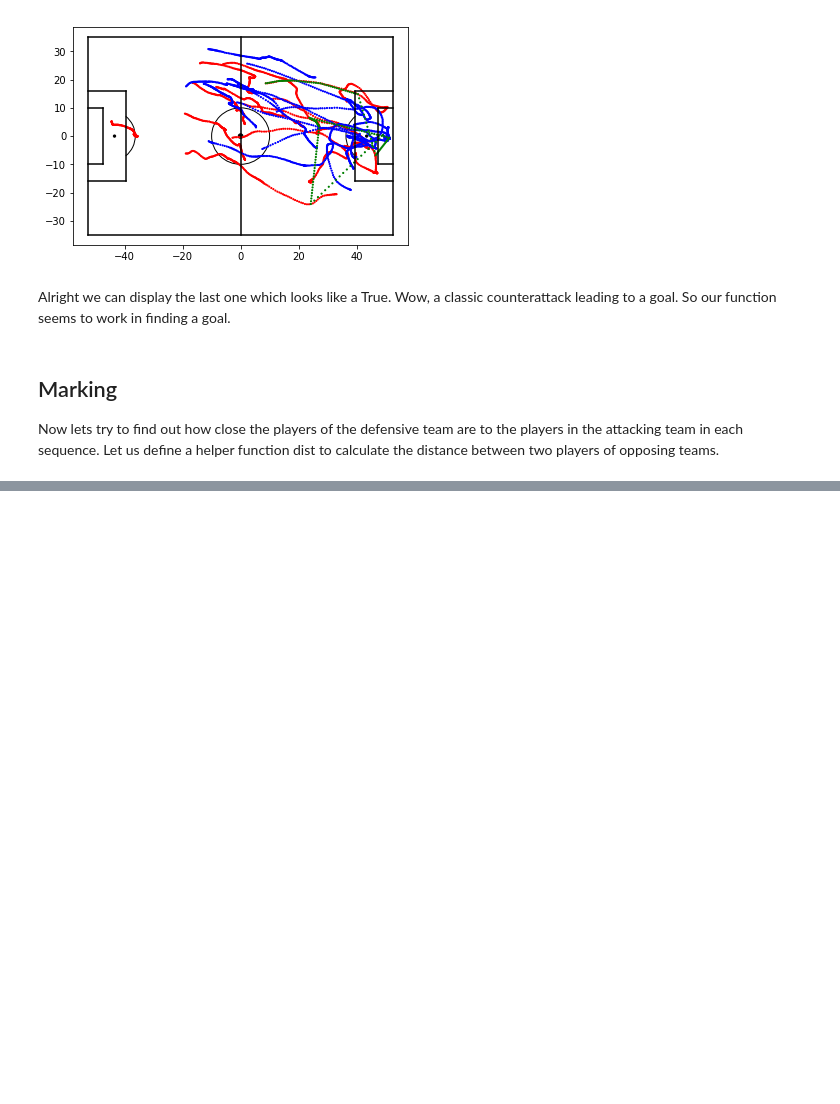
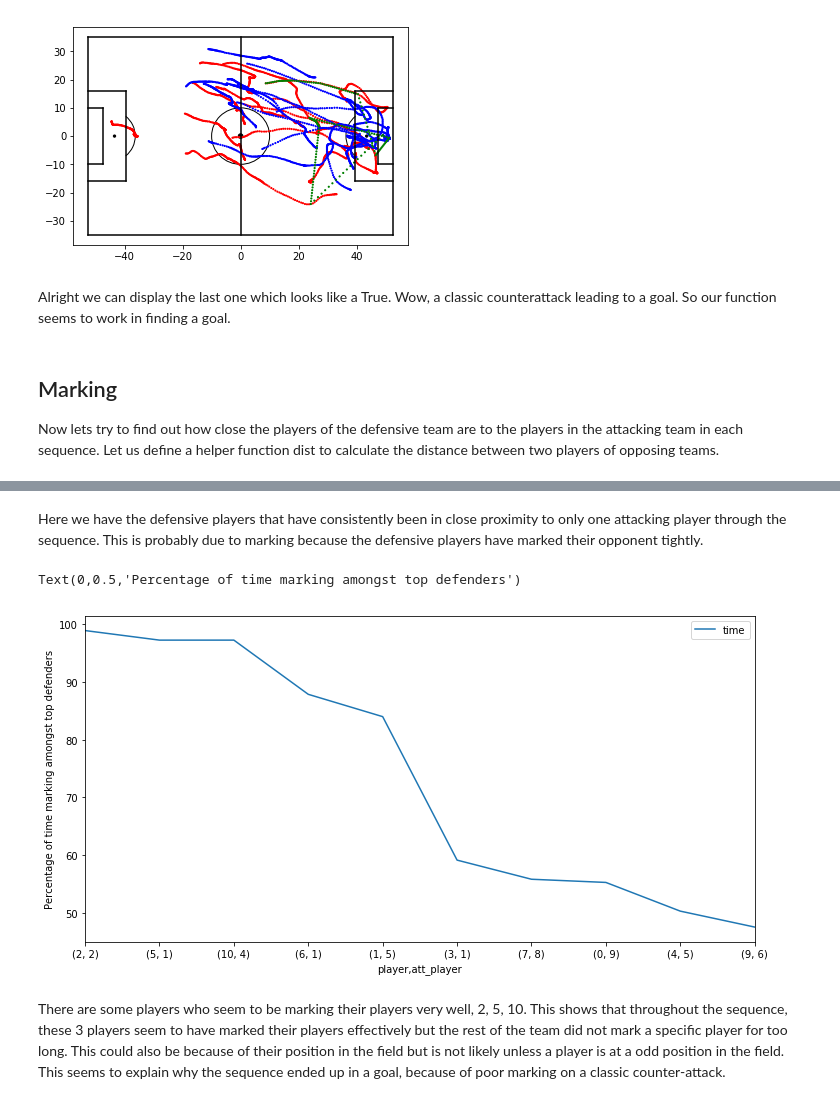
Before and after one commit to raghav96/datascience, a Jupyter notebook: Football Analysis.ipynb, the cells around one changed output, grey strips where cells are left out. Cells and saved outputs as stored; diff of their text form; code cells hidden in the pictures; blank space fills up the shorter version.

Commit message:
Analysis on marking

```diff
--- a/Football Analysis.ipynb
+++ b/Football Analysis.ipynb
@@ -364,21 +371,21 @@ def closestPlayerDist(defense, attack):
     att_players = np.array_split(attack, 11)
     #print(len(def_players))
     #print(len(att_players))
-    print(len(def_players[0]))
+    #print(len(def_players[0]))
     #print(len(att_players[0]))
-
+    distance = []
     # For each sequence time j
     for j in range(len(def_players[0])):
         # for each player on the defensive team k
         for k in range(11):
             # Add the distances of the players on the attacking team to the list
-            player_dist = [dist(def_players[k][j], att_players[i][j]) for i in range(11)].min()
-            distances.append([k,j,player_dist])
+            player_dist = [dist(def_players[k][j], att_players[i][j]) for i in range(11)]
+            distance.append([j,k,player_dist])
 
-    return distances
+    distance = [(distance[i][0], distance[i][1], np.argmin(distance[i][2])) for i in range(len(distance))]
+    return distance
     #print(list(zip(def_players, att_players)))
 
 distances = closestPlayerDist(list_def, list_att)
-np.where(min(distances[0][2]))
-print(min(distances[0][2]))
+distances[0:10]
 # %% [output]
@@ -389,0 +404,5 @@ AttributeError: 'list' object has no attribute 'min'
+# %%
+marking = pd.DataFrame(distances, columns = ['time', 'player', 'att_player'])
+marking = marking.groupby(['player','att_player']).count().sort_values(by='time', ascending=False)
+marking.time = (marking.time/(len(distances)/11))*100
+marking
@@ -389,0 +428,11 @@ AttributeError: 'list' object has no attribute 'min'
+# %% [markdown]
+Here we have the defensive players that have consistently been in close proximity to only one attacking player through the sequence. This is probably due to marking because the defensive players have marked their opponent tightly.
+# %%
+plt.rcParams['figure.figsize'] = (12.0, 6.0)
+marking.head(10).plot()
+plt.ylabel('Percentage of time marking amongst top defenders')
+# %% [output]
+Text(0,0.5,'Percentage of time marking amongst top defenders')
+[figure, added]
+# %% [markdown]
+There are some players who seem to be marking their players very well, 2, 5, 10. This shows that throughout the sequence, these 3 players seem to have marked their players effectively but the rest of the team did not mark a specific player for too long. This could also be because of their position in the field but is not likely unless a player is at a odd position in the field. This seems to explain why the sequence ended up in a goal, because of poor marking on a classic counter-attack.
```
Also changed, not shown: parts of 13 cells of this notebook.
